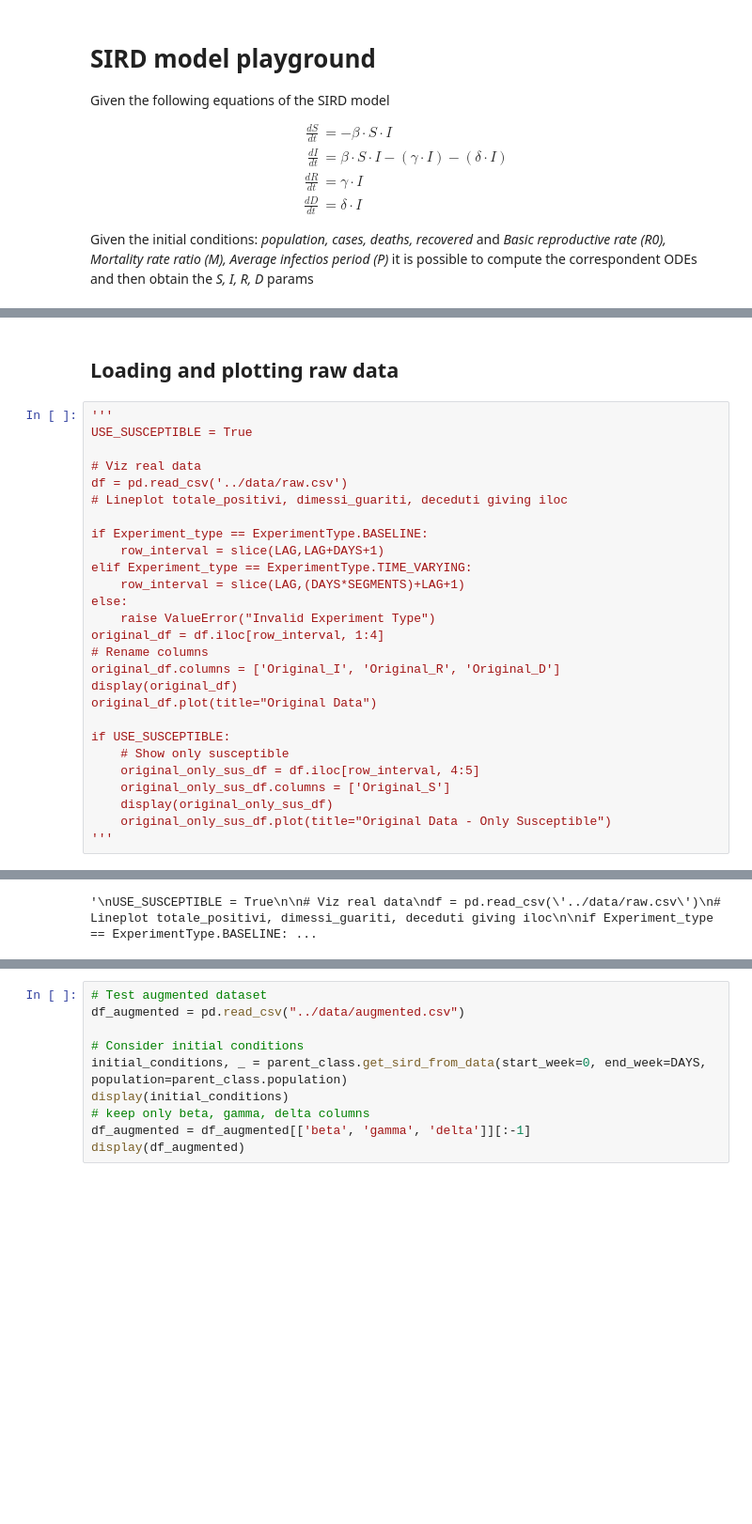
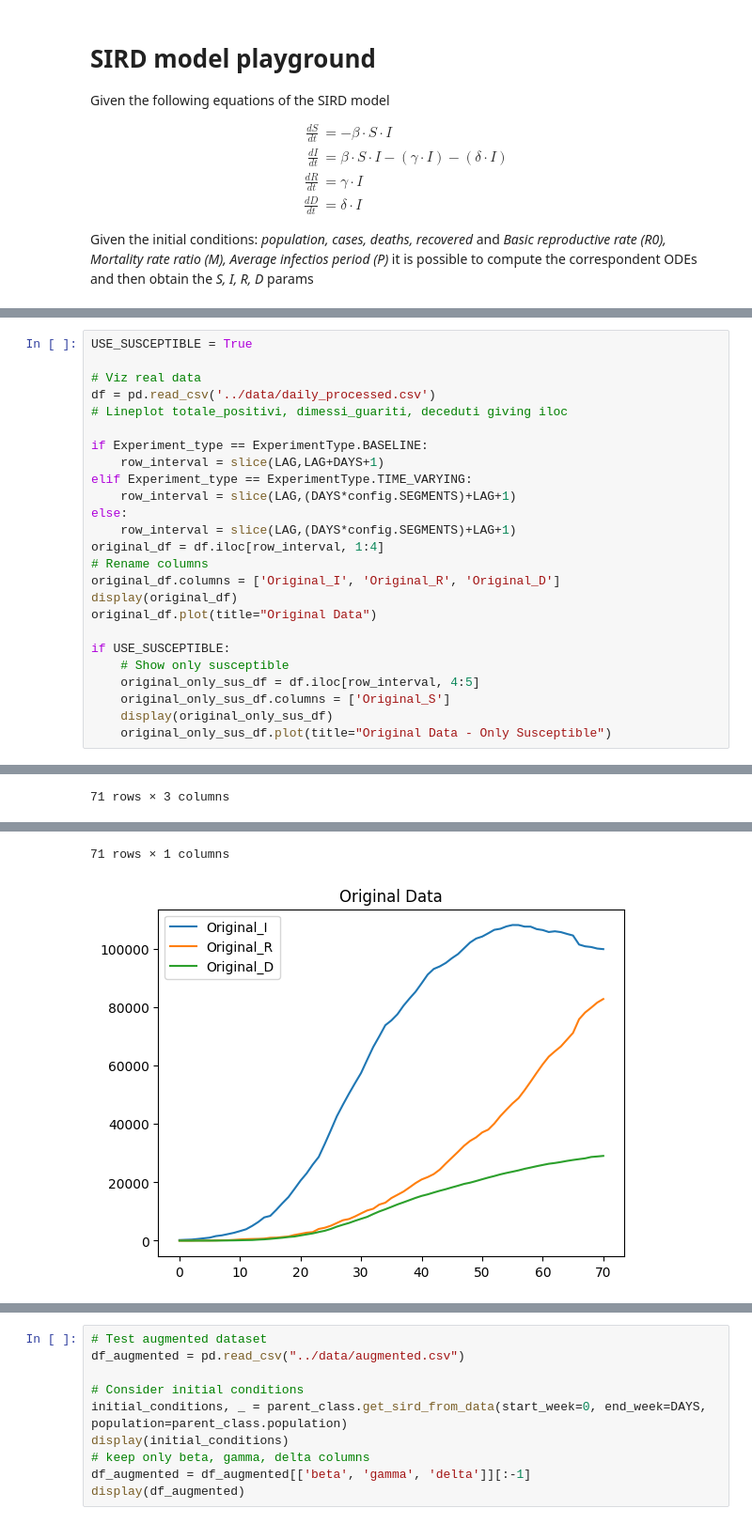
Before and after one commit to Thomas2710/Epidemic-modelling, a Jupyter notebook: epidemic_modelling/sird_playground.ipynb, the cells around one changed output, grey strips where cells are left out. Shown at 94% size. Saved outputs shown, nothing was run; the diff lists cells and outputs as text; blank space fills up the shorter version.

```diff
--- a/epidemic_modelling/sird_playground.ipynb
+++ b/epidemic_modelling/sird_playground.ipynb
@@ -108,19 +57,16 @@ print(pso_params)
-# %% [markdown]
-## Loading and plotting raw data
 # %%
-'''
 USE_SUSCEPTIBLE = True
 
 # Viz real data
-df = pd.read_csv('../data/raw.csv')
+df = pd.read_csv('../data/daily_processed.csv')
 # Lineplot totale_positivi, dimessi_guariti, deceduti giving iloc
 
 if Experiment_type == ExperimentType.BASELINE:
     row_interval = slice(LAG,LAG+DAYS+1)
 elif Experiment_type == ExperimentType.TIME_VARYING:
-    row_interval = slice(LAG,(DAYS*SEGMENTS)+LAG+1)
+    row_interval = slice(LAG,(DAYS*config.SEGMENTS)+LAG+1)
 else:
-    raise ValueError("Invalid Experiment Type")
+    row_interval = slice(LAG,(DAYS*config.SEGMENTS)+LAG+1)
 original_df = df.iloc[row_interval, 1:4]
 # Rename columns
 original_df.columns = ['Original_I', 'Original_R', 'Original_D']
@@ -133,5 +79,4 @@ if USE_SUSCEPTIBLE:
     original_only_sus_df.columns = ['Original_S']
     display(original_only_sus_df)
     original_only_sus_df.plot(title="Original Data - Only Susceptible")
-'''
 # %% [output]
@@ -138 +95 @@ if USE_SUSCEPTIBLE:
-'\nUSE_SUSCEPTIBLE = True\n\n# Viz real data\ndf = pd.read_csv(\'../data/raw.csv\')\n# Lineplot totale_positivi, dimessi_guariti, deceduti giving iloc\n\nif Experiment_type == ExperimentType.BASELINE: ...
+71 rows × 3 columns
@@ -138,0 +108,2 @@ if USE_SUSCEPTIBLE:
+71 rows × 1 columns
+[figure, added]
```
Also changed, not shown: parts of 13 cells of this notebook, 8 other files.
